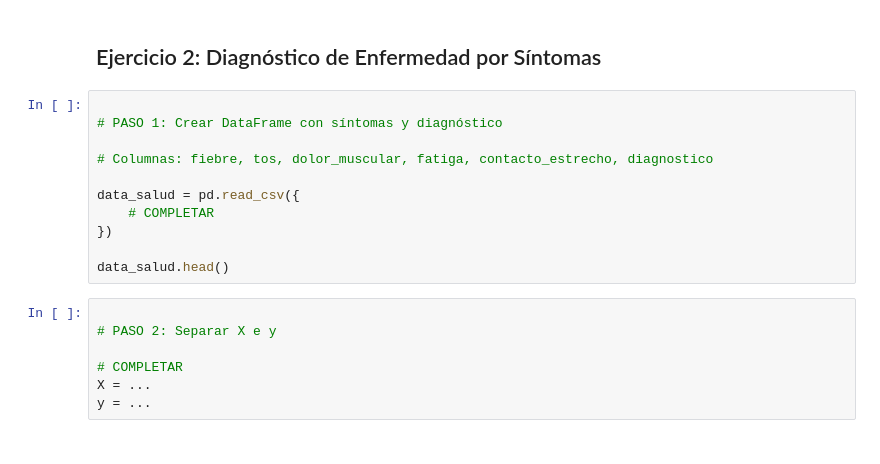
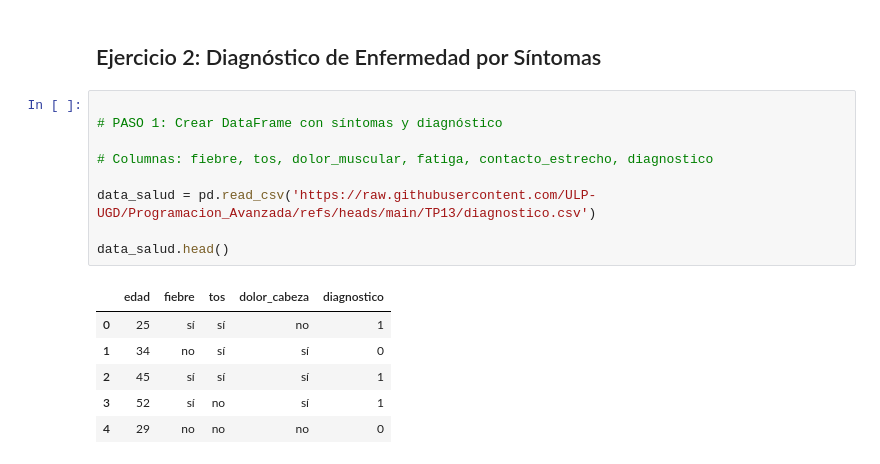
Before and after one commit to ULP-UGD/Programacion_Avanzada, a Jupyter notebook: TP13/ejercicios_arboles_decision.ipynb, the cells around one changed output. Saved outputs shown, nothing was run; the diff lists cells and outputs as text.

```diff
--- a/TP13/ejercicios_arboles_decision.ipynb
+++ b/TP13/ejercicios_arboles_decision.ipynb
@@ -61,18 +89,16 @@ plt.show()
 # %%
 
 # PASO 1: Crear DataFrame con síntomas y diagnóstico
 
 # Columnas: fiebre, tos, dolor_muscular, fatiga, contacto_estrecho, diagnostico
 
-data_salud = pd.read_csv({
-    # COMPLETAR
-})
+data_salud = pd.read_csv('https://raw.githubusercontent.com/ULP-UGD/Programacion_Avanzada/refs/heads/main/TP13/diagnostico.csv')
 
 data_salud.head()
+# %% [output]
+|  | edad | fiebre | tos | dolor_cabeza | diagnostico |
+| 0 | 25 | sí | sí | no | 1 |
+| 1 | 34 | no | sí | sí | 0 |
+| 2 | 45 | sí | sí | sí | 1 |
+| 3 | 52 | sí | no | sí | 1 |
+| 4 | 29 | no | no | no | 0 |
-# %%
-
-# PASO 2: Separar X e y
-
-# COMPLETAR
-X = ...
-y = ...
```
Also changed, not shown: parts of 8 cells of this notebook.
